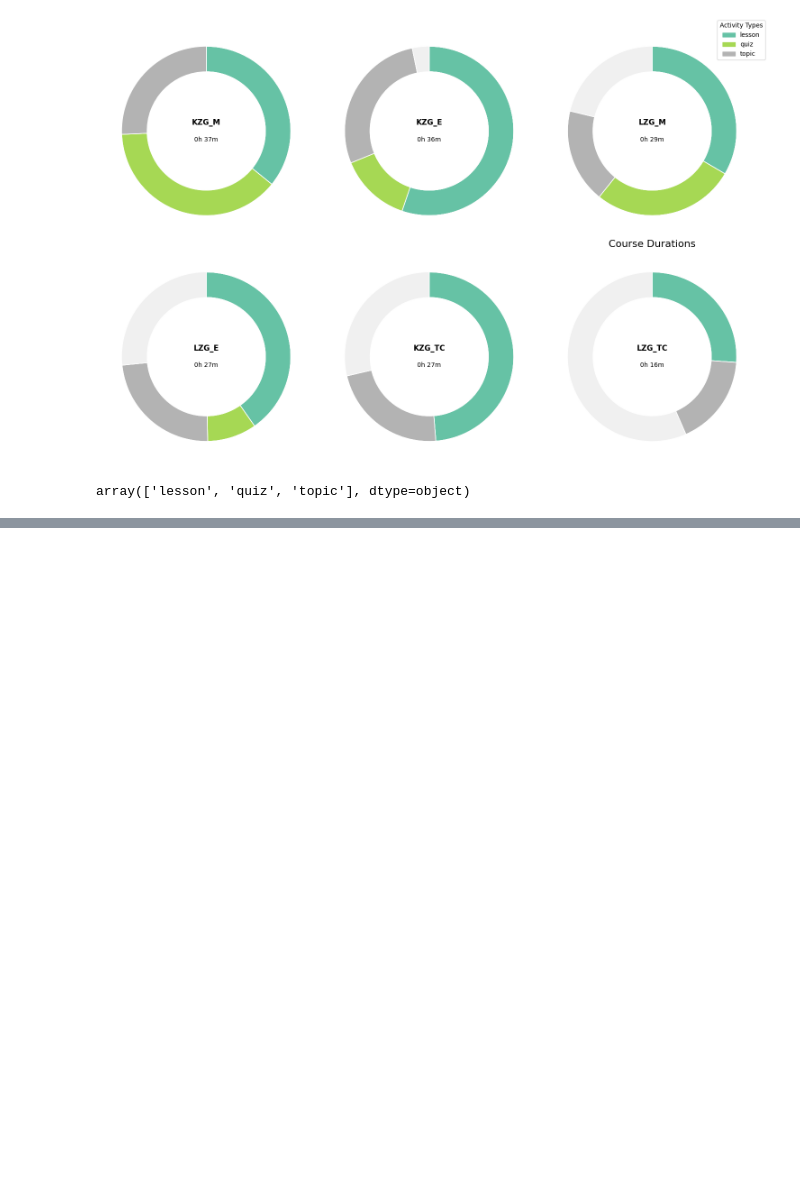
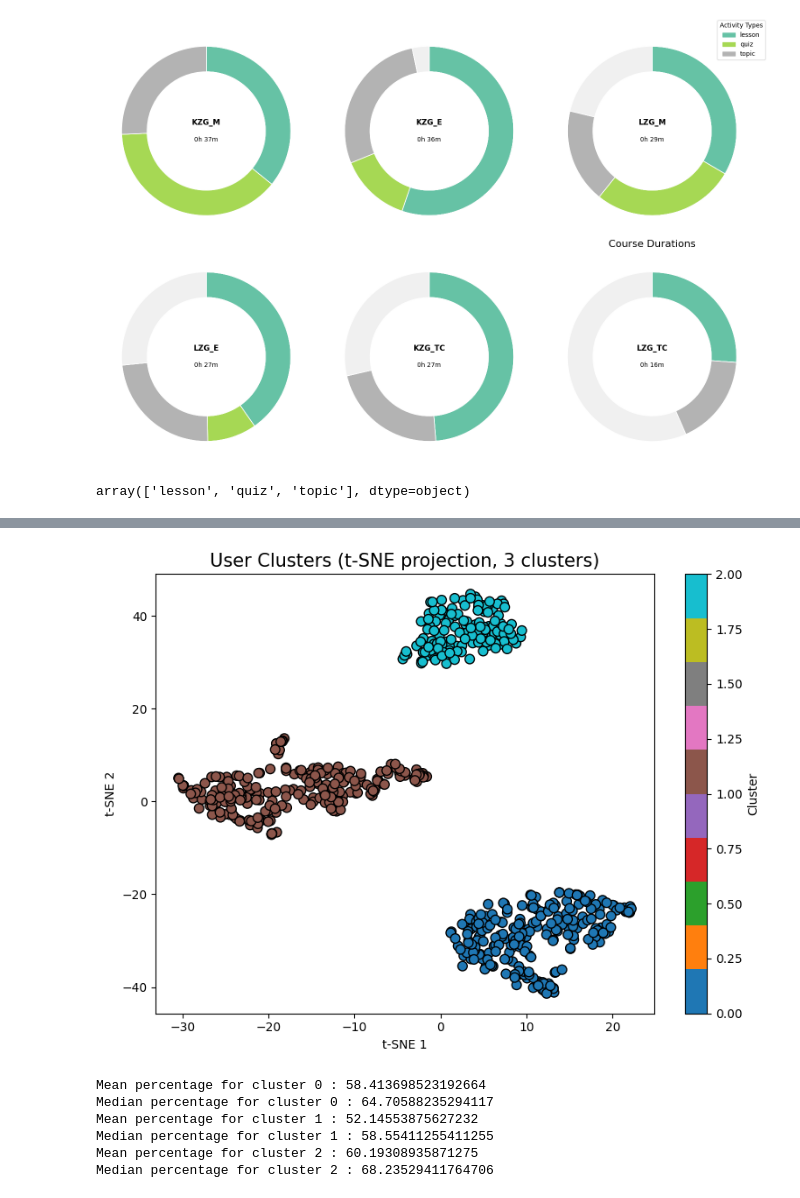
Before and after one commit to malenraychev/BigMMMBehaviour, a Jupyter notebook: markov_clean.ipynb, the cells around one changed output, grey strips where cells are left out. Saved outputs shown, nothing was run; the diff lists cells and outputs as text; code cells hidden in the pictures; blank space fills up the shorter version.

Commit message:
markov_clean_alpha ver.

```diff
--- a/markov_clean.ipynb
+++ b/markov_clean.ipynb
@@ -299,0 +438,23 @@ def compute_learning_speed(user_data: pd.DataFrame, global_median: pd.DataFrame)
+# %%
+# Per-user Markov chains
+user_chains = {}
+
+for user_id, group in final_transitions.groupby('user_id'):
+    matrix = np.zeros((n_states, n_states), dtype=float)
+    # Vectorized accumulation of transition counts
+    np.add.at(matrix, (group['state_idx'], group['next_state_idx']), 1)
+
+    # Normalize rows and handle dead-end states with self-loops
+    row_sums = matrix.sum(axis=1, keepdims=True)
+    for idx, row_sum in enumerate(row_sums.flatten()):
+        if row_sum == 0:
+            matrix[idx, idx] = 1  # Self-loop
+        else:
+            matrix[idx] /= row_sum  # Normalize row to sum to 1
+
+    mc = MarkovChain(matrix.tolist(), all_states)
+    user_chains[user_id] = mc
+
+# ✅ Example: Inspect User 1's Model
+print(f"User 1 Transition Matrix:\n{np.round(user_chains[1].p, 2)}")
+print(f"States: {user_chains[1].states}")
@@ -299,0 +833,22 @@ def compute_learning_speed(user_data: pd.DataFrame, global_median: pd.DataFrame)
+# %%
+from sklearn.manifold import TSNE
+import matplotlib.pyplot as plt
+import numpy as np
+
+# t-SNE works with similarities; precomputed metric expects a distance matrix
+tsne = TSNE(n_components=2, metric='precomputed', random_state=42, init='random')
+embeddings = tsne.fit_transform(combined_matrix)
+
+plt.figure(figsize=(8, 6))
+scatter = plt.scatter(
+    embeddings[:, 0], embeddings[:, 1],
+    c=best_labels, cmap='tab10', s=60, edgecolor='k'
+)
+plt.title(f"User Clusters (t-SNE projection, {best_n} clusters)", fontsize=15)
+plt.xlabel('t-SNE 1')
+plt.ylabel('t-SNE 2')
+plt.colorbar(scatter, label='Cluster')
+plt.tight_layout()
+plt.show()
+# %% [output]
+[figure, added]
@@ -299,0 +863,16 @@ def compute_learning_speed(user_data: pd.DataFrame, global_median: pd.DataFrame)
+# %%
+# average score per cluster
+
+i=0
+while i<best_n:
+    print(f"Mean percentage for cluster {i} : {zscores[zscores['user_id'].isin(cluster_users_dict[i])].percentage.mean()}")
+    print(f"Median percentage for cluster {i} : {zscores[zscores['user_id'].isin(cluster_users_dict[i])].percentage.median()}")
+
+    i+=1
+# %% [output]
+Mean percentage for cluster 0 : 58.413698523192664
+Median percentage for cluster 0 : 64.70588235294117
+Mean percentage for cluster 1 : 52.14553875627232
+Median percentage for cluster 1 : 58.55411255411255
+Mean percentage for cluster 2 : 60.19308935871275
+Median percentage for cluster 2 : 68.23529411764706
```
Also changed, not shown: parts of 30 cells of this notebook.
